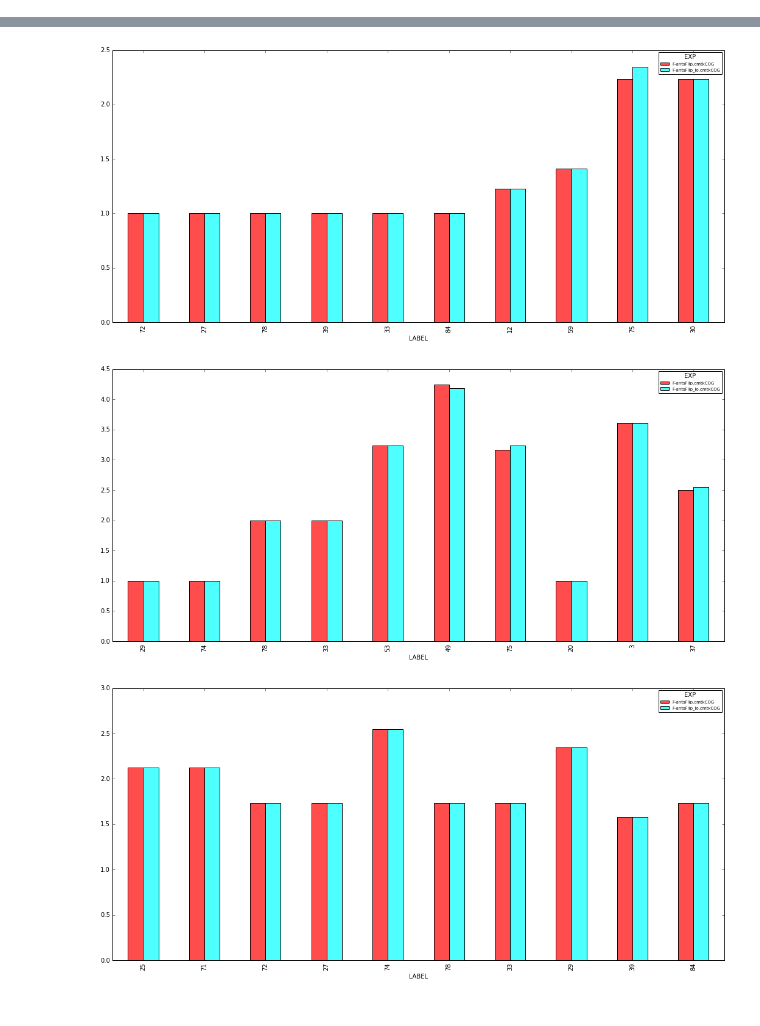
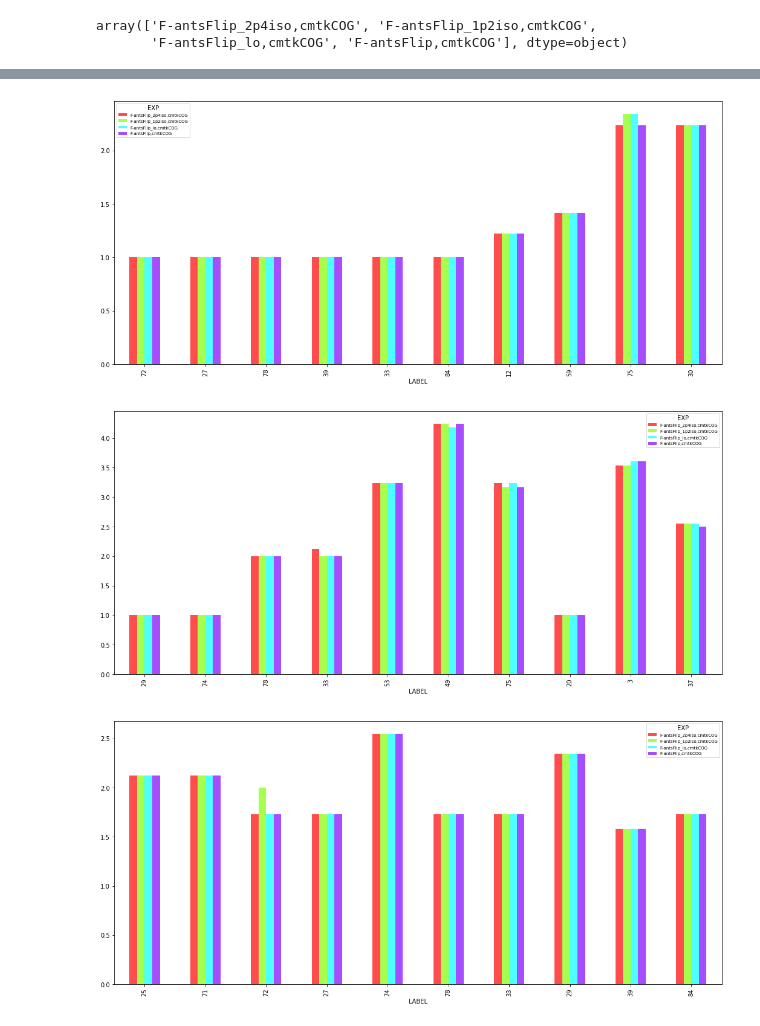
Before and after one commit to saalfeldlab/template-building, a Jupyter notebook: python/labelwise_skeleton_distance_analysis.ipynb, the cells around one changed output, grey strips where cells are left out. Saved outputs shown, nothing was run; the diff lists cells and outputs as text; code cells hidden in the pictures.

```diff
--- a/python/labelwise_skeleton_distance_analysis.ipynb
+++ b/python/labelwise_skeleton_distance_analysis.ipynb
@@ -150,12 +226,15 @@ plt.rc('legend',fontsize=7) # using a size in points
 for line in [0,1,2,3]:
     #     print line
     # Get the top N labels for this line
-    l = line_label_avgs[ (line_label_avgs.LINE == line ) & (line_label_avgs.LABEL > 0) ].head( N ).LABEL
+#     l = line_label_avgs[ (line_label_avgs.LINE == line ) & (line_label_avgs.LABEL > 0) ].head( N ).LABEL
+    ln = line_label_avgs[ (line_label_avgs.LINE == line ) & (line_label_avgs.LABEL > 0) ].head( N ).LABELNAME
     med_df = dist_df[(dist_df.STAT == 'MEDIAN') & (dist_df.LINE == line) & (dist_df.LABEL > 0) ]
-    med_df_piv = med_df[['EXP','LABEL','VALUE']].pivot( index='LABEL', columns='EXP', values='VALUE' )
-#     med_df_piv.loc[ l ].plot.bar( color=['g','g','g','k','k','k','y','y','y'])
-#     med_df_piv.loc[ l ].plot.bar( color=[gc,gc,gc,kc,kc,kc,yc,yc,yc])
-    med_df_piv.loc[ l ].plot.bar( color=plot_colors )
+#     print med_df.head()
+
+#     med_df_piv = med_df[['EXP','LABEL','VALUE']].pivot( index='LABEL', columns='EXP', values='VALUE' )
+#     med_df_piv.loc[ l ].plot.bar( color=plot_colors )
+    med_df_piv = med_df[['EXP','LABELNAME','VALUE']].pivot( index='LABELNAME', columns='EXP', values='VALUE' )
+    med_df_piv.loc[ ln ].plot.bar( color=plot_colors )
 
     fig = plt.gcf()
     a = fig.set_size_inches( 18, 8 )
@@ -178,35 +257,34 @@ for line in [0,1,2,3]:
 # %%
-sz_templates = ['F-antsFlip_lo', 'F-antsFlip']
-sz_reg_methods = ['cmtkCOG', 'cmtkCOG']
+#sz_templates = [ 'F-antsFlip', 'F-antsFlip_lo', 'F-antsFlip_1p52', 'F-antsFlip_2p4']
+sz_templates = [  'F-antsFlip_2p4iso', 'F-antsFlip_1p2iso', 'F-antsFlip_lo', 'F-antsFlip' ]
+sz_reg_methods = ['cmtkCOG']
 
+exp_order = []
+
+# parse all data into a data frame
 expnamelist=[]
 statlist=[]
 datalist=[]
 labellist=[]
 linelist=[]
 
-# parse all data into a data frame
+for template,reg in itertools.product( sz_templates, sz_reg_methods ):
 
-expnamelist=[]
-statlist=[]
-datalist=[]
-labellist=[]
-linelist=[]
-
-for template,reg in zip( sz_templates, sz_reg_methods ):
-
+    print( template, reg )
     exp_dir = join( base_dir, template, reg )
 #     print exp_dir
     name_f = join(exp_dir,'name')
     if os.path.isfile( name_f ):
-        expname = readlines( join(exp_dir,'name'))[0]
+        expname = readlines( join(exp_dir,'name'))[0].rstrip()
     else:
         expname = '{},{}'.format(template,reg)
 
-#     print expname
+    exp_order += [expname]
+
+    print( expname )
     for line in [0,1,2,3]:
         eval_dir=join(exp_dir,'evalComp')
-#         print eval_dir
+        print( eval_dir )
         # Read label stats
         statFile = '{}/stats{}.txt'.format(eval_dir,line)
         stat_lines = readlines( statFile )
@@ -239,10 +335,15 @@ sz_dist_df = pd.DataFrame( {'EXP':expnamelist,
+# %%
+sz_dist_df.EXP.unique()
+# %% [output]
+array(['F-antsFlip_2p4iso,cmtkCOG', 'F-antsFlip_1p2iso,cmtkCOG',
+       'F-antsFlip_lo,cmtkCOG', 'F-antsFlip,cmtkCOG'], dtype=object)
 # %%
 # For each line, Sort labels by average size
 sz_gb_line_label = sz_dist_df[ (sz_dist_df.STAT == 'COUNT') ].groupby(['LINE','LABEL'], as_index=False )
 sz_line_label_avgs = sz_gb_line_label.mean().sort_values('VALUE', ascending=False)
 
 # Figure out colors
-numTemplates = 2
+numTemplates = len(exp_order)
 numRegalgs = 1
 
 plot_colors = []
@@ -265,7 +366,7 @@ for line in [0,1,2,3]:
     l = sz_line_label_avgs[ (sz_line_label_avgs.LINE == line ) & (sz_line_label_avgs.LABEL > 0) ].head( N ).LABEL
     med_df = sz_dist_df[(sz_dist_df.STAT == 'MEDIAN') & (sz_dist_df.LINE == line) & (sz_dist_df.LABEL > 0) ]
     med_df_piv = med_df[['EXP','LABEL','VALUE']].pivot( index='LABEL', columns='EXP', values='VALUE' )
-    med_df_piv.loc[ l ].plot.bar( color=plot_colors )
+    med_df_piv[exp_order].loc[ l ].plot.bar( color=plot_colors )
 
     fig = plt.gcf()
     a = fig.set_size_inches( 18, 8 )
@@ -274,3 +375,3 @@ for line in [0,1,2,3]:
-[figure, old version]
+[figure, new version]
-[figure, old version]
+[figure, new version]
-[figure, old version]
+[figure, new version]
```
Also changed, not shown: parts of 16 cells of this notebook.
